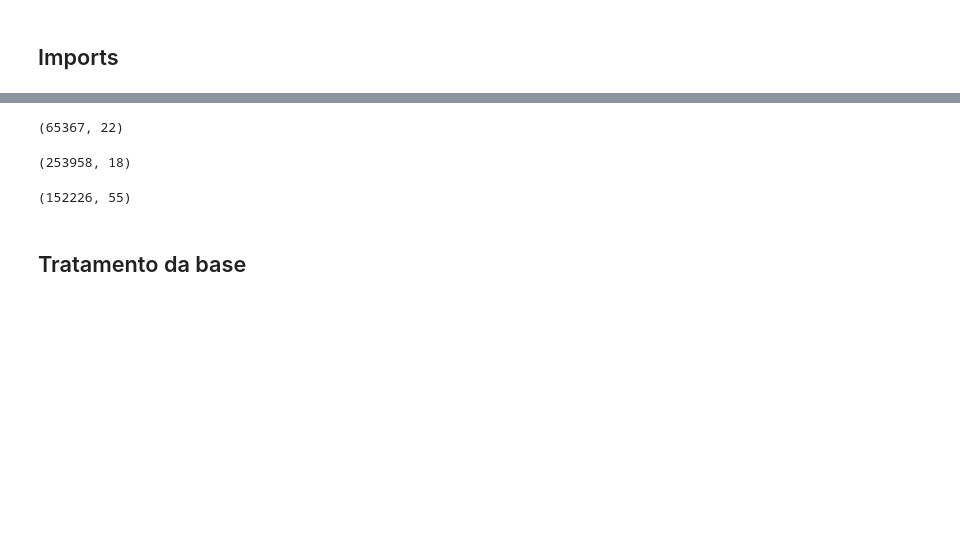
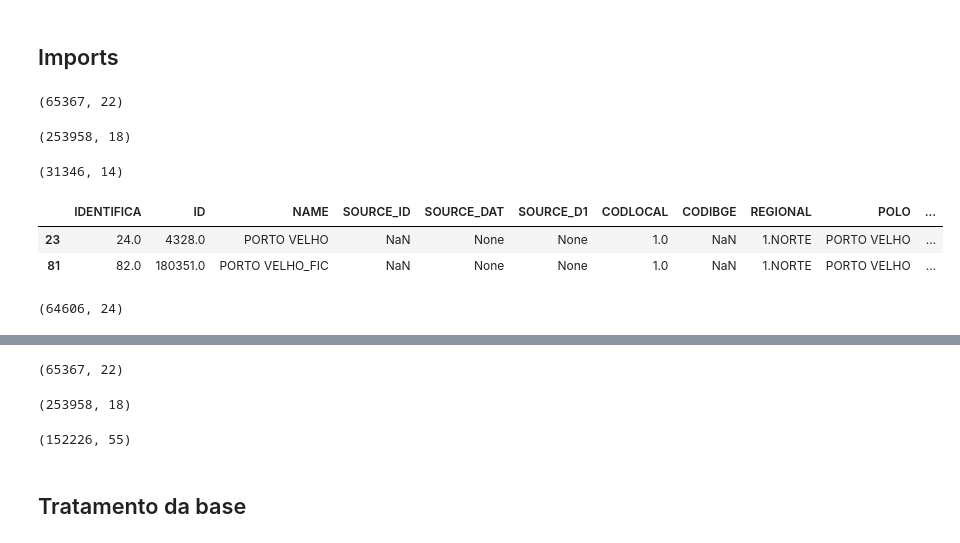
Before and after one commit to ElicoJr/Rotas-Inteligentes_V2, a Jupyter notebook: utils/Base_TCC.ipynb, the cells around one changed output, grey strips where cells are left out. Saved outputs shown, nothing was run; the diff lists cells and outputs as text; code cells hidden in the pictures; blank space fills up the shorter version.

```diff
--- a/utils/Base_TCC.ipynb
+++ b/utils/Base_TCC.ipynb
@@ -11,3 +12,25 @@ import json
 tec = pd.read_parquet("/Rotas-Inteligentes/data/atendTec.parquet")
 com = pd.read_parquet("/Rotas-Inteligentes/data/ServCom.parquet")
 equipes = pd.read_parquet("/Rotas-Inteligentes/data/equipes.parquet")
+# %%
+display(tec.shape, com.shape, equipes.shape)
+# %% [output]
+(65367, 22)
+(253958, 18)
+(31346, 14)
+# %%
+localidades = gpd.read_file("/Rotas-Inteligentes/shp_localidade/LocalidadesSGD.shp")
+# %%
+localidades = localidades.set_crs(epsg=31980)
+# %%
+localidades = localidades.to_crs(epsg=4326)
+# %%
+
+localidades = localidades[localidades["CODLOCAL"] == 1]
+# %%
+
+localidades
+# %% [output]
+|  | IDENTIFICA | ID | NAME | SOURCE_ID | SOURCE_DAT | SOURCE_D1 | CODLOCAL | CODIBGE | REGIONAL | POLO | ... |
+| 23 | 24.0 | 4328.0 | PORTO VELHO | NaN | None | None | 1.0 | NaN | 1.NORTE | PORTO VELHO | ... |
+| 81 | 82.0 | 180351.0 | PORTO VELHO_FIC | NaN | None | None | 1.0 | NaN | 1.NORTE | PORTO VELHO | ... |
@@ -13,0 +43,4 @@ equipes = pd.read_parquet("/Rotas-Inteligentes/data/equipes.parquet")
+# %%
+base_tec.shape
+# %% [output]
+(64606, 24)
```
Also changed, not shown: parts of 15 cells of this notebook.
